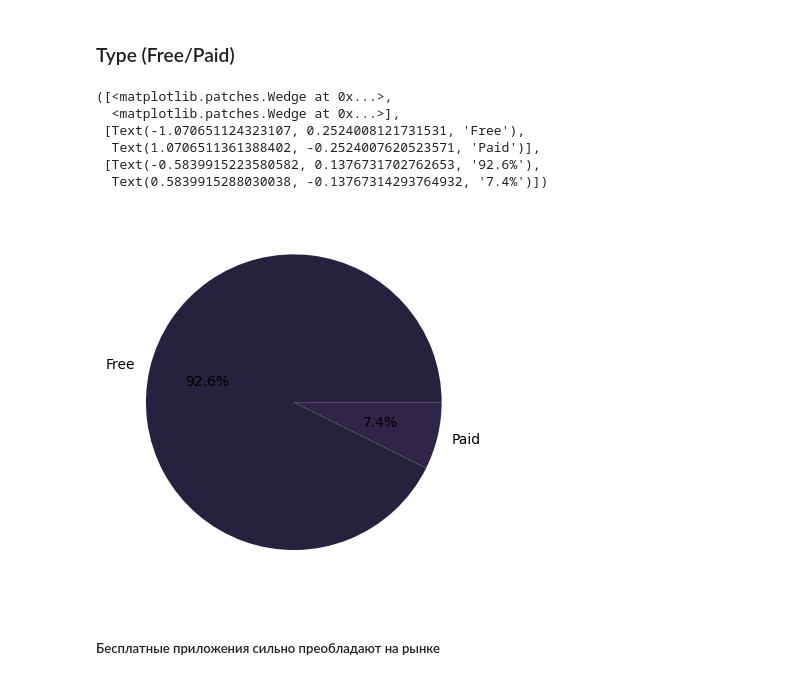
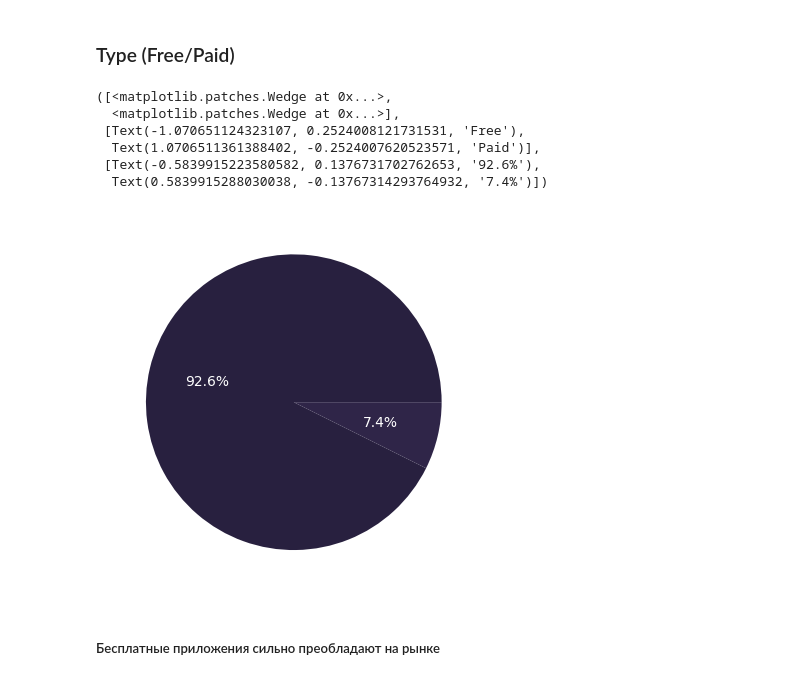
Before and after one commit to sanyakamen1/Google_Play_Store_EDA, a Jupyter notebook: Android_Apps_EDA.ipynb, the cells around one changed output. Cells and saved outputs as stored; diff of their text form; code cells hidden in the pictures.

```diff
--- a/Android_Apps_EDA.ipynb
+++ b/Android_Apps_EDA.ipynb
@@ -548,15 +548,16 @@ plt.tight_layout()
 # %% [markdown]
 ### Type (Free/Paid)
 # %%
-plt.pie(apps['Type'].value_counts(sort=True), labels=apps['Type'].value_counts(sort=True).index, autopct='%1.1f%%')
+plt.pie(apps['Type'].value_counts(sort=True), labels=apps['Type'].value_counts(sort=True).index, autopct='%1.1f%%',
+        textprops={'color': 'white'})
 # %% [output]
 ([<matplotlib.patches.Wedge at 0x...>,
   <matplotlib.patches.Wedge at 0x...>],
  [Text(-1.070651124323107, 0.2524008121731531, 'Free'),
   Text(1.0706511361388402, -0.2524007620523571, 'Paid')],
  [Text(-0.5839915223580582, 0.1376731702762653, '92.6%'),
   Text(0.5839915288030038, -0.13767314293764932, '7.4%')])
-[figure, old version]
+[figure, new version]
 # %% [markdown]
 ##### Бесплатные приложения сильно преобладают на рынке
 # %% [markdown]
```
Also changed, not shown: parts of 2 cells of this notebook.
